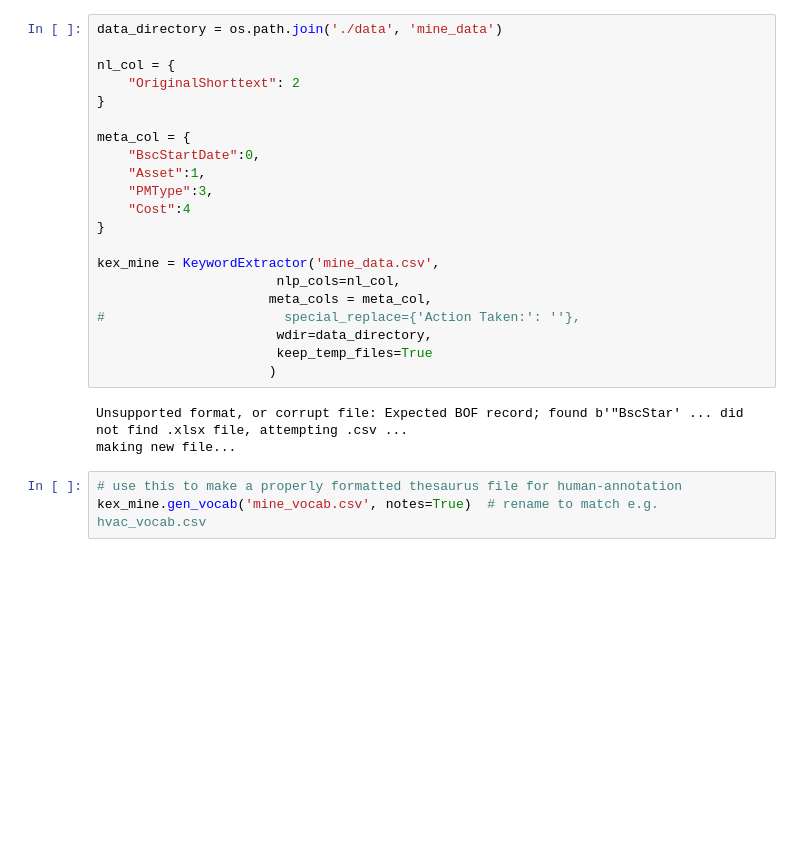
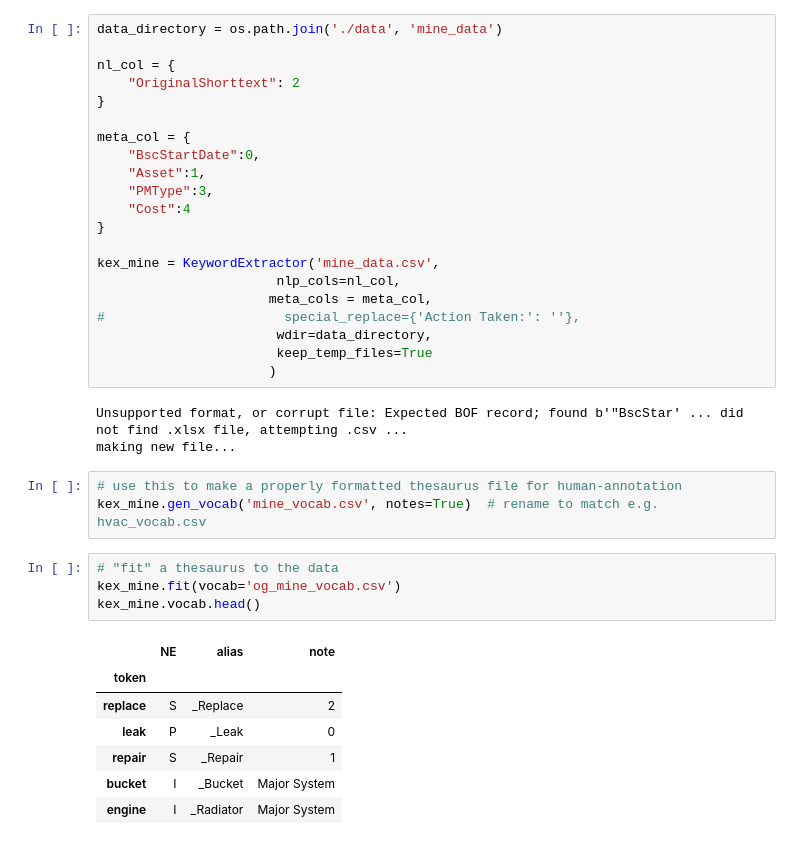
Before and after one commit to usnistgov/nestor, a Jupyter notebook: docs/tutorial.ipynb, the cells around one changed output. Cells and saved outputs as stored; diff of their text form; blank space fills up the shorter version.

```diff
--- a/tutorial.ipynb
+++ b/docs/tutorial.ipynb
@@ -381,3 +381,15 @@ making new file...
 # %%
 # use this to make a properly formatted thesaurus file for human-annotation
 kex_mine.gen_vocab('mine_vocab.csv', notes=True)  # rename to match e.g. hvac_vocab.csv
+# %%
+# "fit" a thesaurus to the data
+kex_mine.fit(vocab='og_mine_vocab.csv')
+kex_mine.vocab.head()
+# %% [output]
+|  | NE | alias | note |
+| token |  |  |  |
+| replace | S | _Replace | 2 |
+| leak | P | _Leak | 0 |
+| repair | S | _Repair | 1 |
+| bucket | I | _Bucket | Major System |
+| engine | I | _Radiator | Major System |
```
Also changed, not shown: parts of 3 cells of this notebook, 1 other file.
